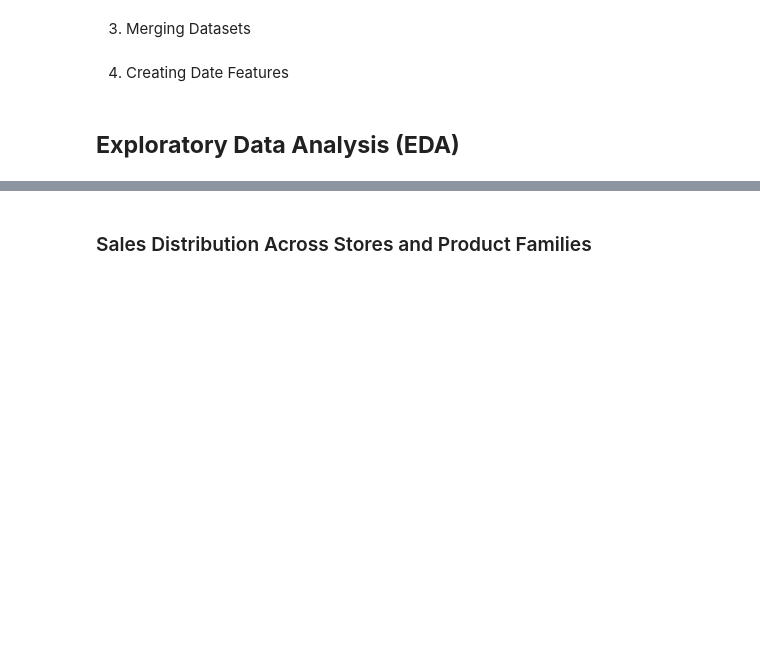
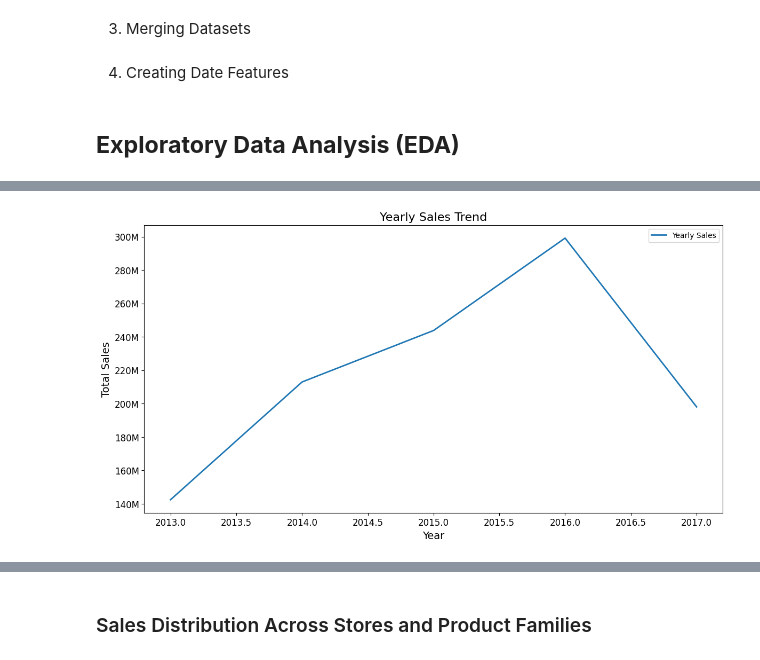
Before and after one commit to elishastanley/Demand-Forecasting-Optimization-for-Corporation-Favorita-A-Time-Series-Regression-ML-Approach, a Jupyter notebook: Notebooks/main.ipynb, the cells around one changed output, grey strips where cells are left out. Cells and saved outputs as stored; diff of their text form; code cells hidden in the pictures; blank space fills up the shorter version.

```diff
--- a/Notebooks/main.ipynb
+++ b/Notebooks/main.ipynb
@@ -351,14 +365,16 @@ test_merged['dayofweek'] = test_merged['date'].dt.dayofweek
 # %%
-# # Plotting yearly sales trend
-# plt.figure(figsize=(14, 7))
-# plt.plot(yearly_sales_trend['year'], yearly_sales_trend['sales'],
-#          color=palette[0], linewidth=2, label='Yearly Sales')
-# plt.title('Yearly Sales Trend', fontsize=16)
-# plt.xlabel('Year', fontsize=14)
-# plt.ylabel('Total Sales', fontsize=14)
-# plt.tick_params(axis='both', which='major', labelsize=12)
+# Plotting yearly sales trend
+plt.figure(figsize=(14, 7))
+plt.plot(yearly_sales_trend['year'], yearly_sales_trend['sales'],
+         color=palette[0], linewidth=2, label='Yearly Sales')
+plt.title('Yearly Sales Trend', fontsize=16)
+plt.xlabel('Year', fontsize=14)
+plt.ylabel('Total Sales', fontsize=14)
+plt.tick_params(axis='both', which='major', labelsize=12)
 
-# plt.gca().get_yaxis().set_major_formatter(FuncFormatter(millions))
+plt.gca().get_yaxis().set_major_formatter(FuncFormatter(millions))
 
-# plt.legend()
-# plt.show()
+plt.legend()
+plt.show()
+# %% [output]
+[figure, added]
```
Also changed, not shown: parts of 46 cells of this notebook, 1 other file.
